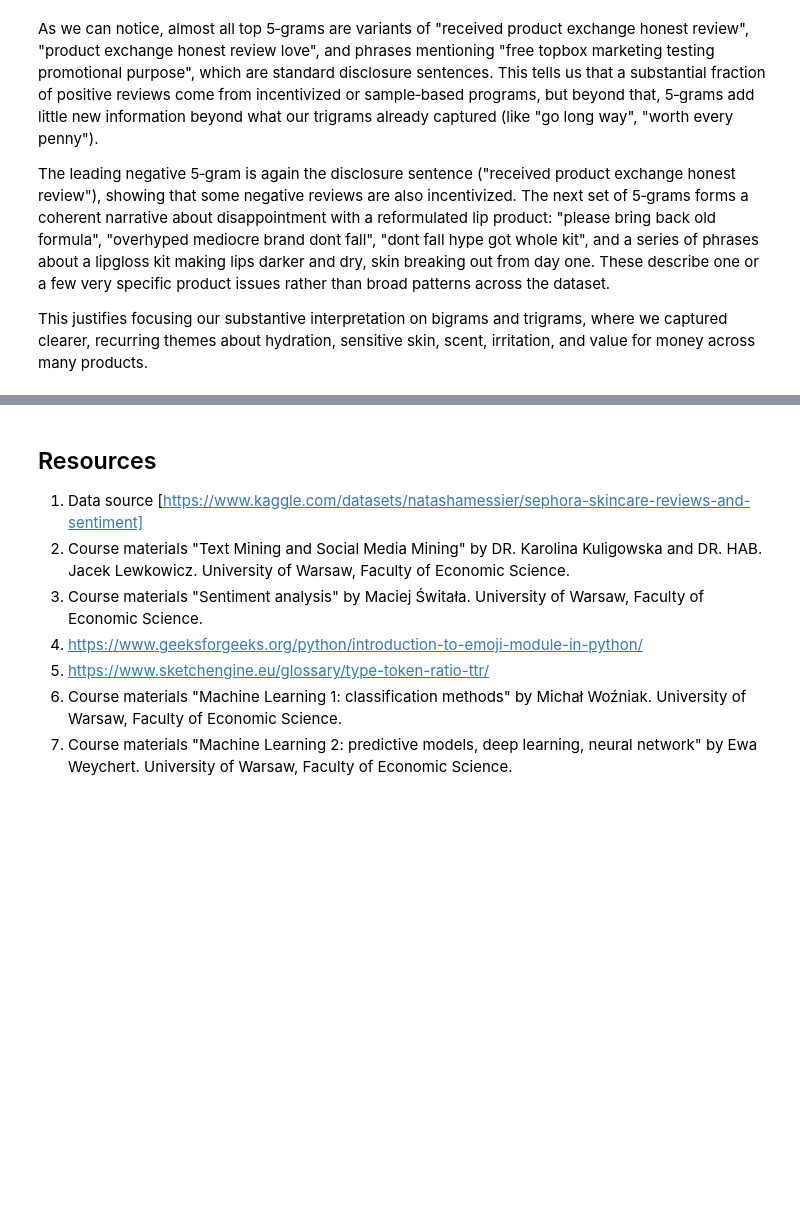
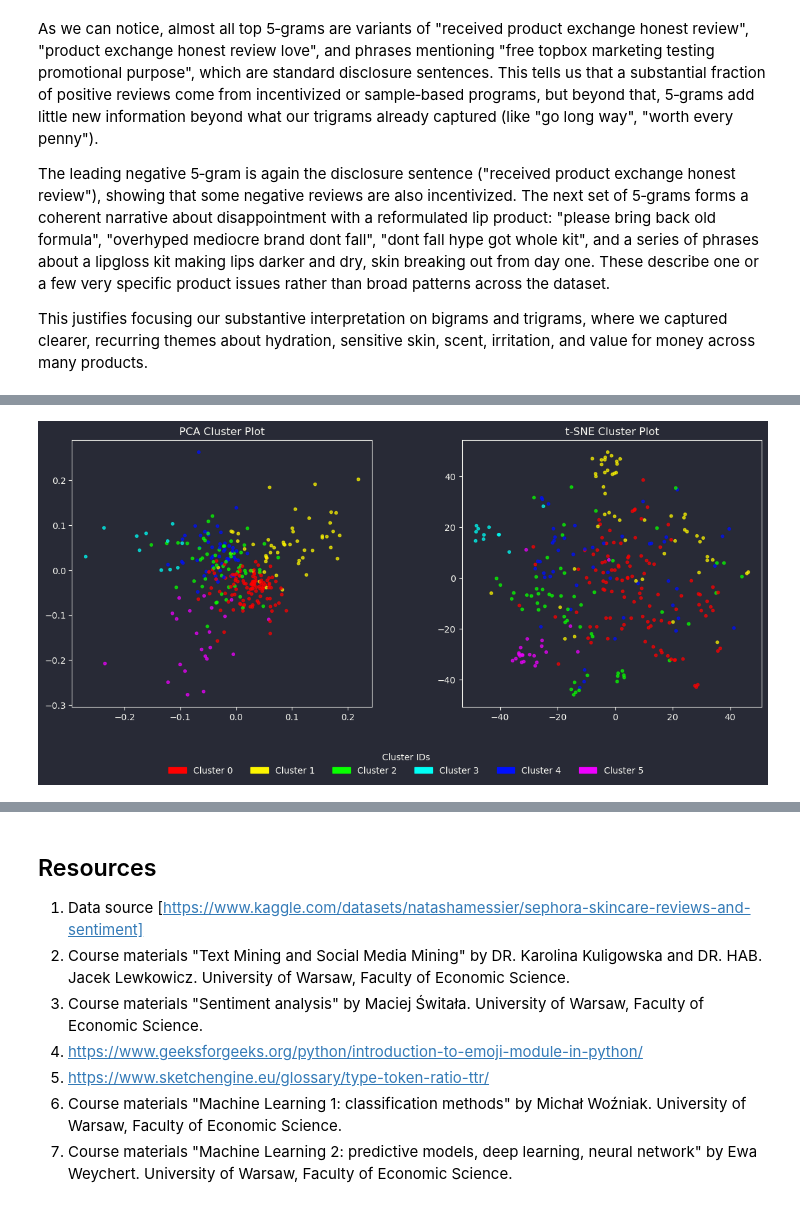
Before and after one commit to Weronikaa2001/Text-Mining-and-Social-Media-Mining-Sephora-Skincare-Reviews, a Jupyter notebook: Martyniuk_Madro_Sephora_Project.ipynb, the cells around one changed output, grey strips where cells are left out. Saved outputs shown, nothing was run; the diff lists cells and outputs as text; code cells hidden in the pictures; blank space fills up the shorter version.

```diff
--- a/Martyniuk_Madro_Sephora_Project.ipynb
+++ b/Martyniuk_Madro_Sephora_Project.ipynb
@@ -1015,0 +1165,58 @@ This justifies focusing our substantive interpretation on bigrams and trigrams,
+# %%
+pca = PCA(n_components=50, random_state=42)
+X_pca = pca.fit_transform(X_tfidf.toarray())
+
+tsne = TSNE(
+    n_components=2,
+    random_state=42,
+    perplexity=40,
+    learning_rate='auto',
+    init='pca'
+)
+X_tsne = tsne.fit_transform(X_pca)
+
+df_vis = pd.DataFrame({
+    'tsne1': X_tsne[:,0],
+    'tsne2': X_tsne[:,1],
+    'cluster': clusters
+})
+# %%
+def plot_tsne_pca(data, labels, seed=42):
+    rng = np.random.RandomState(seed)
+
+    # Sample up to 3000 points for visualization
+    n_samples = min(3000, data.shape[0])
+    idx = rng.choice(data.shape[0], size=n_samples, replace=False)
+
+    X = data[idx].toarray() if hasattr(data, "toarray") else np.asarray(data[idx])
+    # PCA (2D)
+    pca = PCA(n_components=2, random_state=seed).fit_transform(X)
+    # PCA -> t-SNE
+    X_50 = PCA(n_components=50, random_state=seed).fit_transform(X)
+    tsne = TSNE(n_components=2, random_state=seed, perplexity=30).fit_transform(X_50)
+
+    # Random subset for clarity
+    sub_idx = rng.choice(pca.shape[0], size=min(300, pca.shape[0]), replace=False)
+    label_subset = np.array(labels)[idx][sub_idx]
+
+    # Colors by cluster
+    unique_labels = np.unique(labels)
+    label_to_color = {l: cm.hsv(i / len(unique_labels)) for i, l in enumerate(unique_labels)}
+    colors = [label_to_color[l] for l in label_subset]
+
+    fig, ax = plt.subplots(1, 2, figsize=(14, 6))
+    ax[0].scatter(pca[sub_idx, 0], pca[sub_idx, 1], c=colors, s=10, alpha=0.7)
+    ax[0].set_title("PCA Cluster Plot")
+    ax[1].scatter(tsne[sub_idx, 0], tsne[sub_idx, 1], c=colors, s=10, alpha=0.7)
+    ax[1].set_title("t-SNE Cluster Plot")
+
+    legend = [mpatches.Patch(color=c, label=f"Cluster {l}") for l, c in label_to_color.items()]
+    fig.legend(handles=legend, loc='lower center', ncol=len(unique_labels),
+               title="Cluster IDs", bbox_to_anchor=(0.5, -0.02))
+
+    plt.subplots_adjust(bottom=0.18, wspace=0.3)
+    plt.show()
+
+plot_tsne_pca(X_tfidf, clusters)
+# %% [output]
+[figure, added]
```
Also changed, not shown: parts of 18 cells of this notebook.
